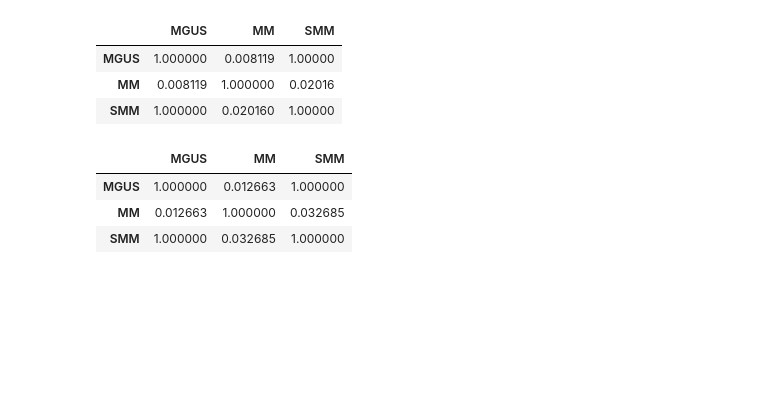
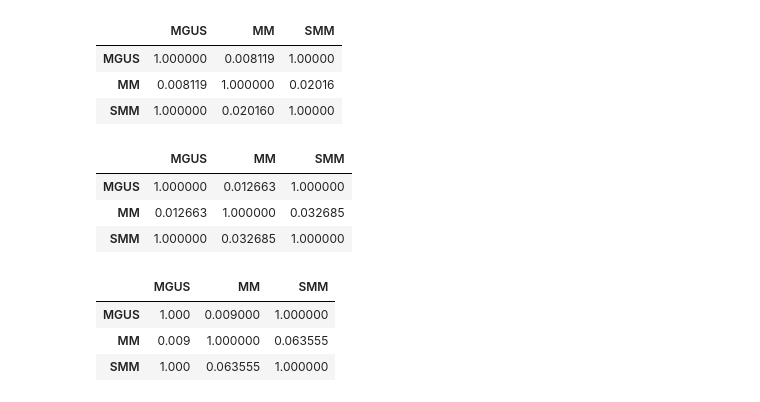
Before and after one commit to SchapiroLabor/myeloma_imc, a Jupyter notebook: src/Paper/figure_plots/figure_1_2.ipynb, the cells around one changed output. Drawn from its saved outputs; the diff is of its cells as text; code cells hidden in the pictures; blank space fills up the shorter version.

```diff
--- a/src/Paper/figure_plots/figure_1_2.ipynb
+++ b/src/Paper/figure_plots/figure_1_2.ipynb
@@ -332,4 +258,4 @@ Passing `palette` without assigning `hue` is deprecated and will be removed in v
 # %%
 groups = [group['PCs'].values for _, group in df.groupby('disease3')]
-kruskal_result = kruskal(*groups)
-print(f"Kruskal-Wallis H-stat: {kruskal_result.statistic:.3f}, p-val: {kruskal_result.pvalue:.4f}")
+f_stat, p_val = kruskal(*groups)
+print(f"Kruskal-Wallis H-stat: {f_stat:.3f}, p-val: {p_val:.4f}")
@@ -808,3 +566,10 @@ dunn_dict['Unknown']
 | MGUS | 1.000000 | 0.012663 | 1.000000 |
 | MM | 0.012663 | 1.000000 | 0.032685 |
 | SMM | 1.000000 | 0.032685 | 1.000000 |
+# %%
+dunn_dict['PCs']
+# %% [output]
+|  | MGUS | MM | SMM |
+| MGUS | 1.000 | 0.009000 | 1.000000 |
+| MM | 0.009 | 1.000000 | 0.063555 |
+| SMM | 1.000 | 0.063555 | 1.000000 |
```
Also changed, not shown: parts of 30 cells of this notebook, 18 other files.
